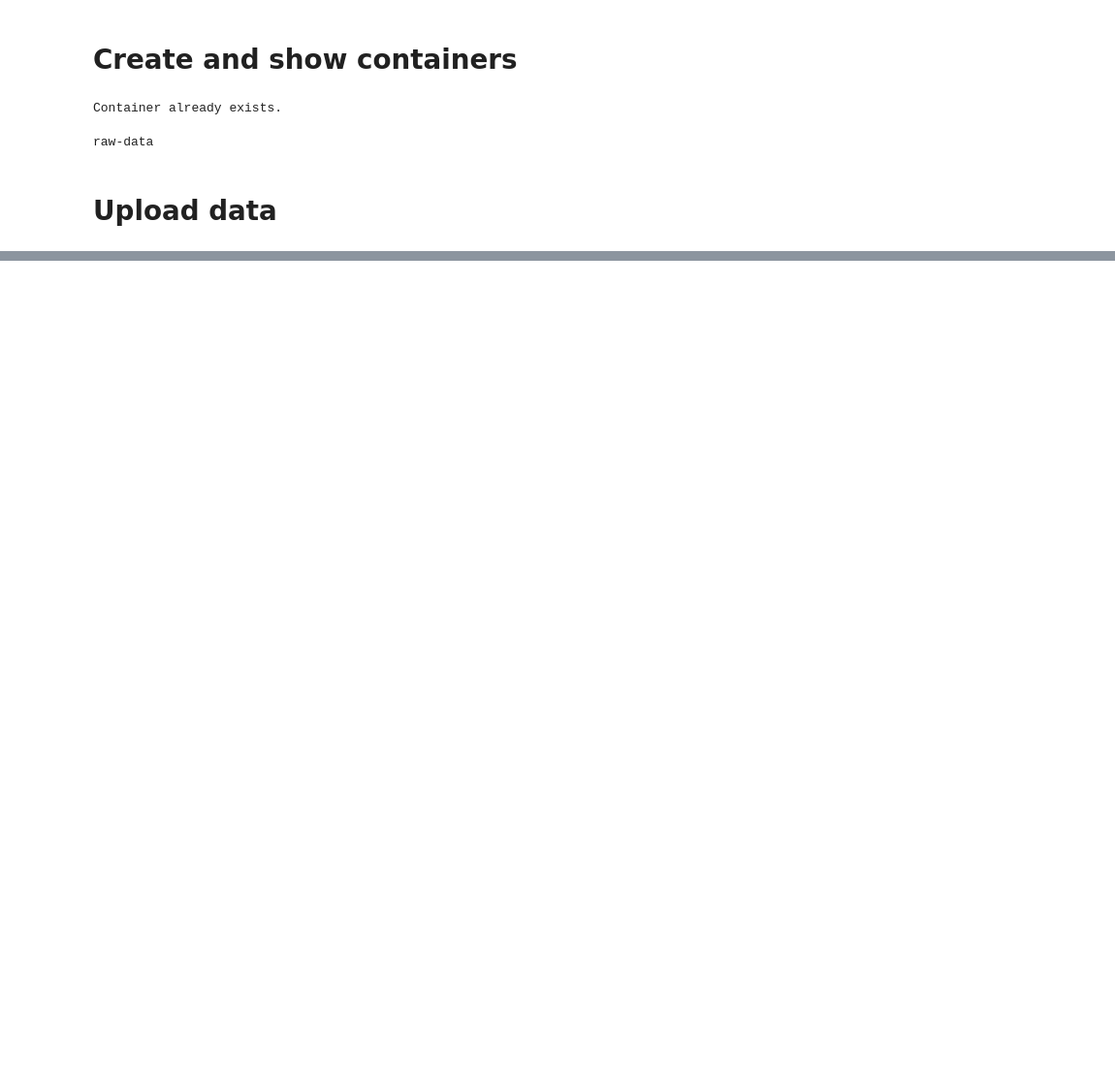
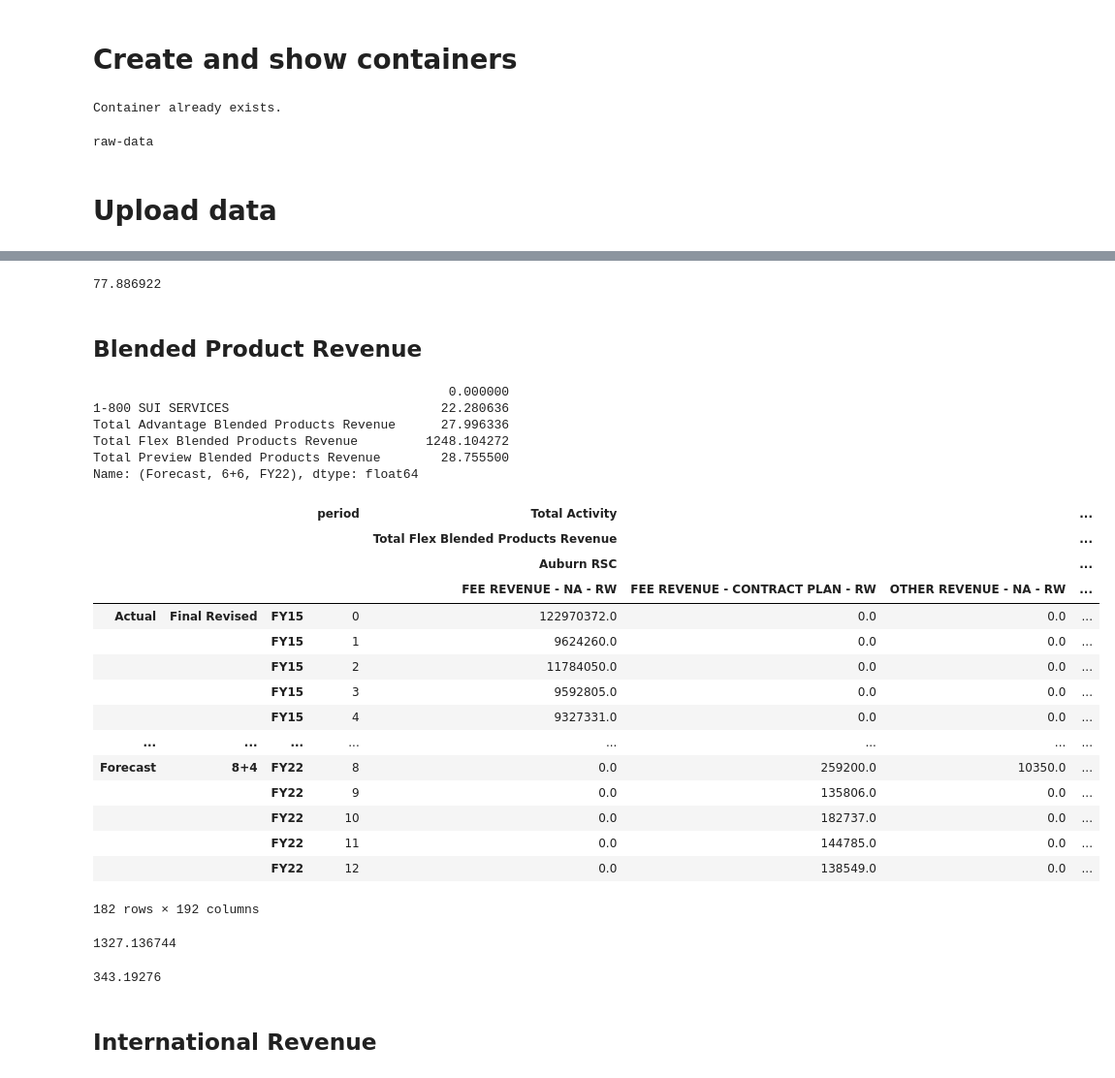
Before and after one commit to jluisjm/Paychex_revenue_forecast, a Jupyter notebook: clean_data.ipynb, the cells around one changed output, grey strips where cells are left out. Shown: that part at 97% size. Cells and saved outputs as stored; diff of their text form; code cells hidden in the pictures; blank space fills up the shorter version.

Commit message:
join tables

```diff
--- a/clean_data.ipynb
+++ b/clean_data.ipynb
@@ -74,0 +67,14 @@ blob_client
+# %%
+def get_blob_list(client, container="raw-data"):
+    """
+    Get blobs in a container
+    """
+    container_client = client.get_container_client(container)
+    blob_list = []
+    for blob in container_client.list_blobs():
+        file_name = blob.name
+        blob_list.append(file_name)
+
+    return blob_list
+# %%
+blob_list = get_blob_list(blob_service_client)
@@ -74,0 +146,64 @@ blob_client
+# %%
+df[(df['period']<=6)&(df['period']>=4)]\
+    .loc[("Forecast","6+6","FY22"),
+         ("Total Activity", "Total 401k Revenue", "Total Paychex","Total Service Revenue - RW")]\
+    .sum()/1000000
+# %% [output]
+77.886922
+# %% [markdown]
+## Blended Product Revenue
+# %%
+df = get_df(blob_service_client, blob_list[4], container= container_name)\
+    .reset_index(-1) \
+    .rename(columns={'level_3':'period'})
+
+    #Correct month
+df['period'] = df['period']. \
+    replace({'\nJun': 1, '\nJul': 2, '\nAug': 3, '\nSep': 4, '\nOct': 5, '\nNov': 6, '\nDec': 7, '\nJan': 8,
+             '\nFeb': 9, '\nMar': 10, '\nApr': 11, '\nMay': 12, 'YearTotal':0}) \
+    .astype('int')
+# %%
+df[df['period']==0]\
+    .loc[("Forecast","6+6","FY22"),:].groupby(level=1).sum()/1000000
+# %% [output]
+                                               0.000000
+1-800 SUI SERVICES                            22.280636
+Total Advantage Blended Products Revenue      27.996336
+Total Flex Blended Products Revenue         1248.104272
+Total Preview Blended Products Revenue        28.755500
+Name: (Forecast, 6+6, FY22), dtype: float64
+# %%
+df["Total Activity", "Total Flex Blended Products Revenue", "Total","Total"] = df["Total Activity"].sum(axis=1)
+# %%
+df
+# %% [output]
+|  |  |  | period | Total Activity |  |  | ... |
+|  |  |  |  | Total Flex Blended Products Revenue |  |  | ... |
+|  |  |  |  | Auburn RSC |  |  | ... |
+|  |  |  |  | FEE REVENUE - NA - RW | FEE REVENUE - CONTRACT PLAN - RW | OTHER REVENUE - NA - RW | ... |
+| Actual | Final Revised | FY15 | 0 | 122970372.0 | 0.0 | 0.0 | ... |
+|  |  | FY15 | 1 | 9624260.0 | 0.0 | 0.0 | ... |
+|  |  | FY15 | 2 | 11784050.0 | 0.0 | 0.0 | ... |
+|  |  | FY15 | 3 | 9592805.0 | 0.0 | 0.0 | ... |
+|  |  | FY15 | 4 | 9327331.0 | 0.0 | 0.0 | ... |
+| ... | ... | ... | ... | ... | ... | ... | ... |
+| Forecast | 8+4 | FY22 | 8 | 0.0 | 259200.0 | 10350.0 | ... |
+|  |  | FY22 | 9 | 0.0 | 135806.0 | 0.0 | ... |
+|  |  | FY22 | 10 | 0.0 | 182737.0 | 0.0 | ... |
+|  |  | FY22 | 11 | 0.0 | 144785.0 | 0.0 | ... |
+|  |  | FY22 | 12 | 0.0 | 138549.0 | 0.0 | ... |
+182 rows × 192 columns
+# %%
+df[df['period']==0]\
+    .loc[("Forecast","6+6","FY22"),
+         ("Total Activity", "Total Flex Blended Products Revenue", "Total","Total")]/1000000
+# %% [output]
+1327.136744
+# %%
+df[(df['period']<=3)&(df['period']>=1)]\
+    .loc[("Forecast","6+6","FY22"),
+         ("Total Activity", "Total Flex Blended Products Revenue", "Total","Total")].sum()/1000000
+# %% [output]
+343.19276
+# %% [markdown]
+## International Revenue
```
Also changed, not shown: parts of 91 cells of this notebook, 8 other files.
